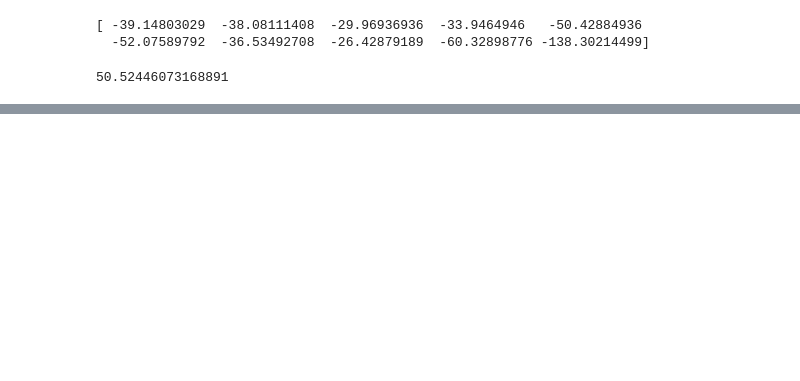
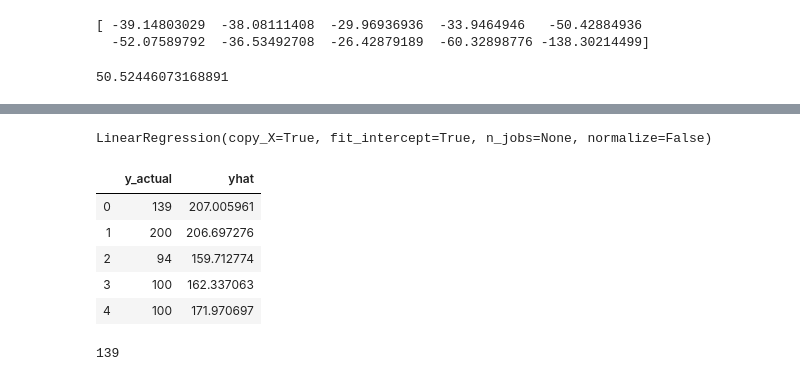
Before and after one commit to ruchikasi/sbcap, a Jupyter notebook: CapStone_Final.ipynb, the cells around one changed output, grey strips where cells are left out. Cells and saved outputs as stored; diff of their text form; code cells hidden in the pictures; blank space fills up the shorter version.

```diff
--- a/CapStone_Final.ipynb
+++ b/CapStone_Final.ipynb
@@ -1140,7 +1133,0 @@ X_n2.head()
-# %%
-#Adding number of reviews back
-
-X_n2['number_of_reviews'] = X_n['number_of_reviews']
-# %%
-#dropping log of number of reviews
-X_n2 = X_n2.drop('rev_log',axis =1)
@@ -1157,0 +1259,20 @@ the model without the log variable was  51.12  and log transformation of number
+# %%
+#Splitting dataset for this new model
+X3_train, X3_test, y3_train, y3_test = train_test_split(X_n2, y, test_size=0.3, random_state=101)
+# %%
+lm.fit(X3_train,y3_train)
+# %% [output]
+LinearRegression(copy_X=True, fit_intercept=True, n_jobs=None, normalize=False)
+# %%
+predicts = lm.predict(X3_test)
+X3_airbnb = pd.DataFrame({
+        'y_actual': np.array(y3_test).flatten(),
+        'yhat': predicts.flatten()})
+X3_airbnb.head()
+# %% [output]
+|  | y_actual | yhat |
+| 0 | 139 | 207.005961 |
+| 1 | 200 | 206.697276 |
+| 2 | 94 | 159.712774 |
+| 3 | 100 | 162.337063 |
+| 4 | 100 | 171.970697 |
@@ -1157,0 +1285,4 @@ the model without the log variable was  51.12  and log transformation of number
+# %%
+print(y_out)
+# %% [output]
+139
```
Also changed, not shown: parts of 68 cells of this notebook.
